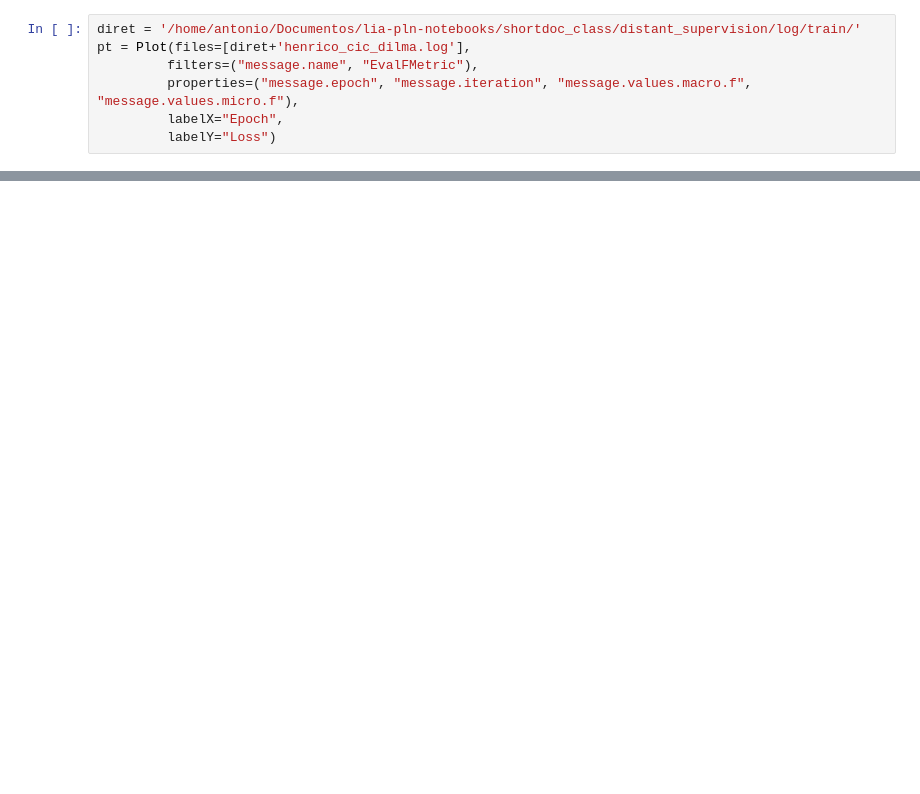
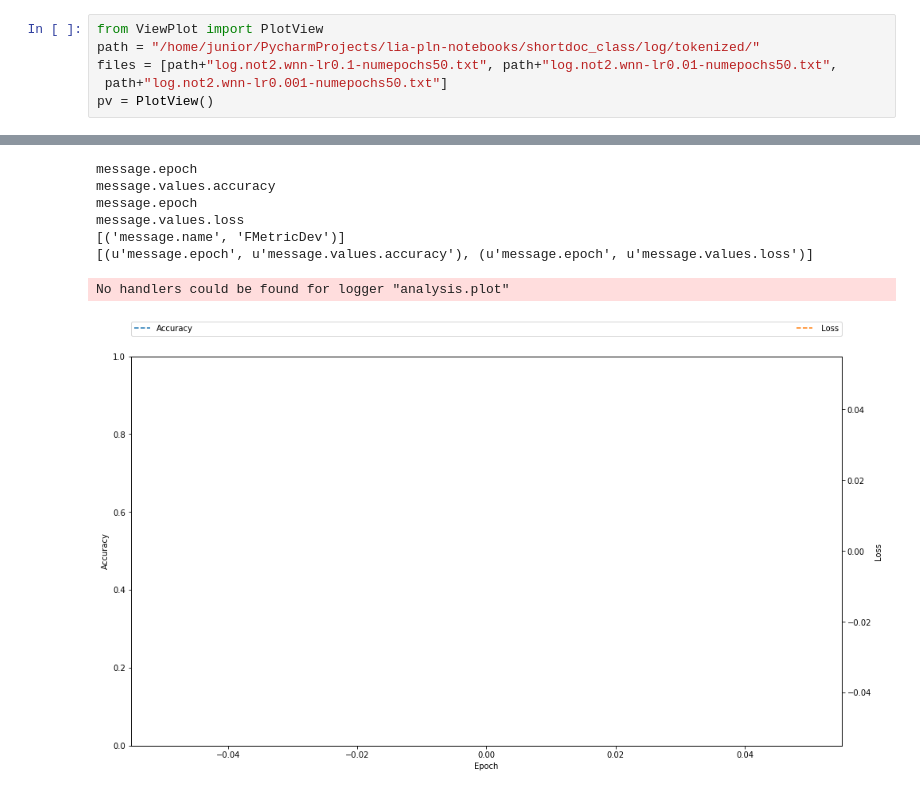
Before and after one commit to Antonio-Jr/Interface-Jupyter-Notebook, a Jupyter notebook: TestingNotebook.ipynb, the cells around one changed output, grey strips where cells are left out. Saved outputs shown, nothing was run; the diff lists cells and outputs as text; blank space fills up the shorter version.

```diff
--- a/TestingNotebook.ipynb
+++ b/TestingNotebook.ipynb
@@ -14,7 +15,7 @@ fp.exibeFiltrados(fp.finded)
-# %%
-diret = '/home/antonio/Documentos/lia-pln-notebooks/shortdoc_class/distant_supervision/log/train/'
-pt = Plot(files=[diret+'henrico_cic_dilma.log'],
-         filters=("message.name", "EvalFMetric"),
-         properties=("message.epoch", "message.iteration", "message.values.macro.f", "message.values.micro.f"),
-         labelX="Epoch",
-         labelY="Loss")
+# %%
+from ViewPlot import PlotView
+path = "/home/junior/PycharmProjects/lia-pln-notebooks/shortdoc_class/log/tokenized/"
+files = [path+"log.not2.wnn-lr0.1-numepochs50.txt", path+"log.not2.wnn-lr0.01-numepochs50.txt",
+ path+"log.not2.wnn-lr0.001-numepochs50.txt"]
+pv = PlotView()
+# %% [output]
@@ -20,0 +23,8 @@ pt = Plot(files=[diret+'henrico_cic_dilma.log'],
+message.epoch
+message.values.accuracy
+message.epoch
+message.values.loss
+[('message.name', 'FMetricDev')]
+[(u'message.epoch', u'message.values.accuracy'), (u'message.epoch', u'message.values.loss')]
+No handlers could be found for logger "analysis.plot"
+[figure, added]
```
Also changed, not shown: parts of 3 cells of this notebook, 1 other file.
